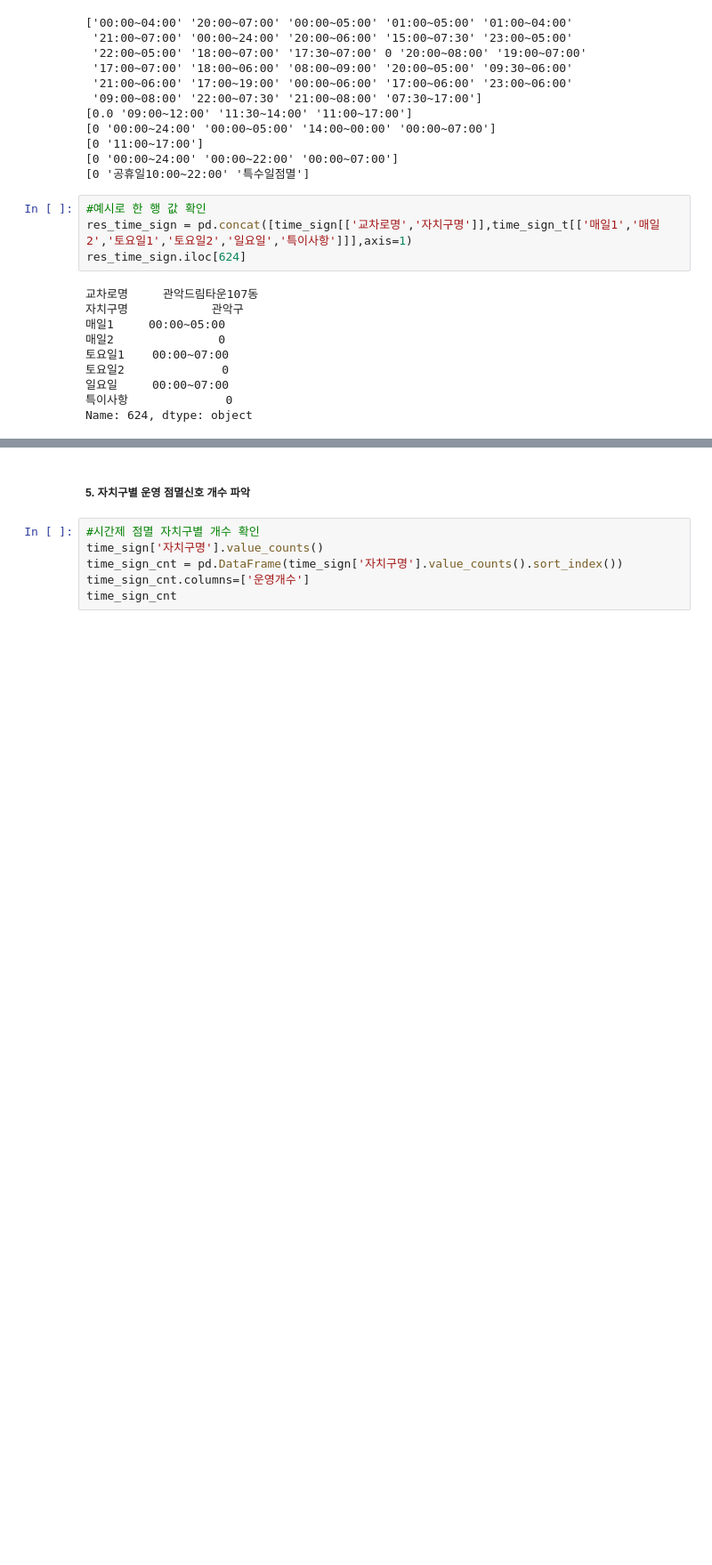
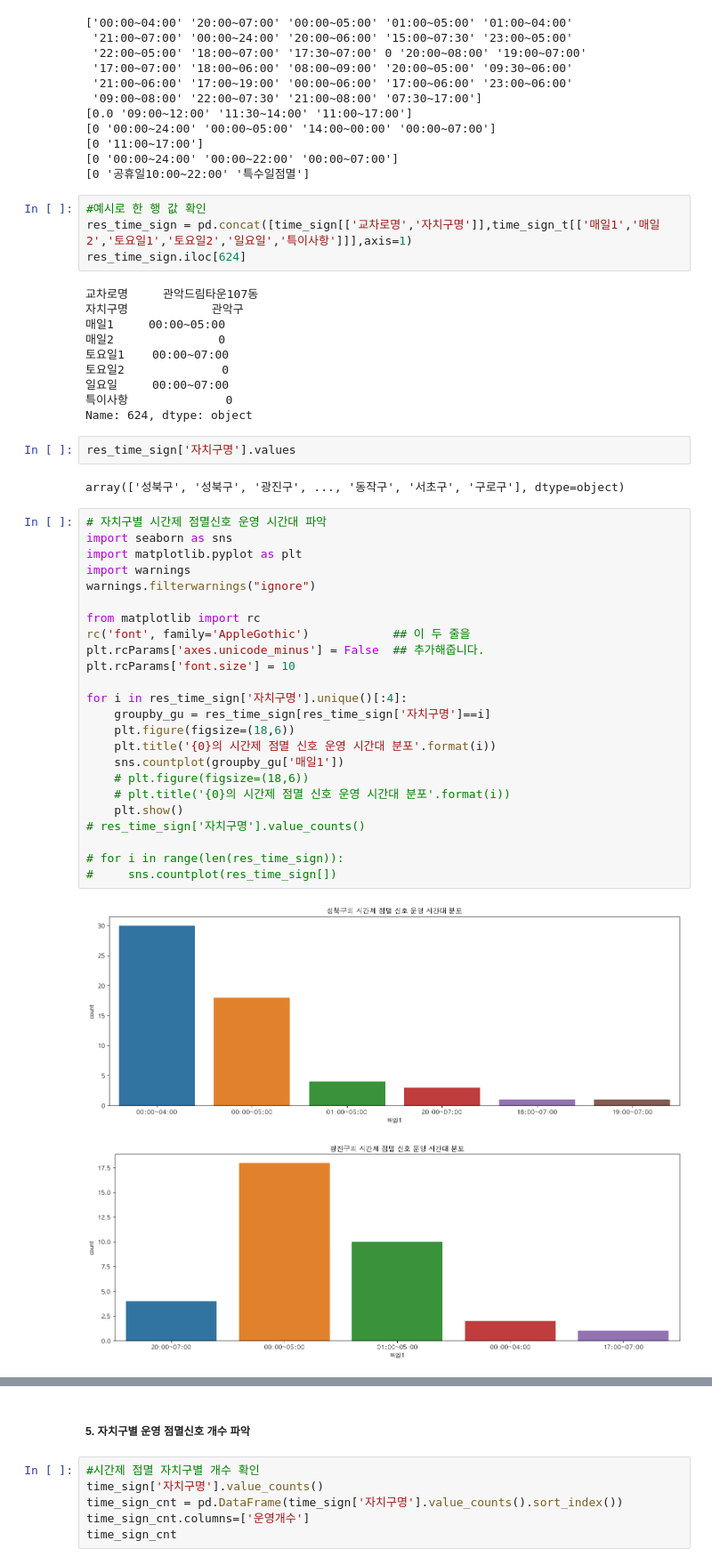
Before and after one commit to ds-kyuree/Pds_Capstone1_Practice_13, a Jupyter notebook: preprocessing/kr_점멸신호전처리.ipynb, the cells around one changed output, grey strips where cells are left out. Shown: that part at 89% size. Saved outputs shown, nothing was run; the diff lists cells and outputs as text; blank space fills up the shorter version.

```diff
--- a/preprocessing/kr_점멸신호전처리.ipynb
+++ b/preprocessing/kr_점멸신호전처리.ipynb
@@ -400,3 +400,34 @@ res_time_sign.iloc[624]
 일요일     00:00~07:00
 특이사항              0
 Name: 624, dtype: object
+# %%
+res_time_sign['자치구명'].values
+# %% [output]
+array(['성북구', '성북구', '광진구', ..., '동작구', '서초구', '구로구'], dtype=object)
+# %%
+# 자치구별 시간제 점멸신호 운영 시간대 파악
+import seaborn as sns
+import matplotlib.pyplot as plt
+import warnings
+warnings.filterwarnings("ignore")
+
+from matplotlib import rc
+rc('font', family='AppleGothic') 			## 이 두 줄을
+plt.rcParams['axes.unicode_minus'] = False  ## 추가해줍니다.
+plt.rcParams['font.size'] = 10
+
+for i in res_time_sign['자치구명'].unique()[:4]:
+    groupby_gu = res_time_sign[res_time_sign['자치구명']==i]
+    plt.figure(figsize=(18,6))
+    plt.title('{0}의 시간제 점멸 신호 운영 시간대 분포'.format(i))
+    sns.countplot(groupby_gu['매일1'])
+    # plt.figure(figsize=(18,6))
+    # plt.title('{0}의 시간제 점멸 신호 운영 시간대 분포'.format(i))
+    plt.show()
+# res_time_sign['자치구명'].value_counts()
+
+# for i in range(len(res_time_sign)):
+#     sns.countplot(res_time_sign[])
+# %% [output]
+[figure, added]
+[figure, added]
```
Also changed, not shown: parts of 1 cell of this notebook.
